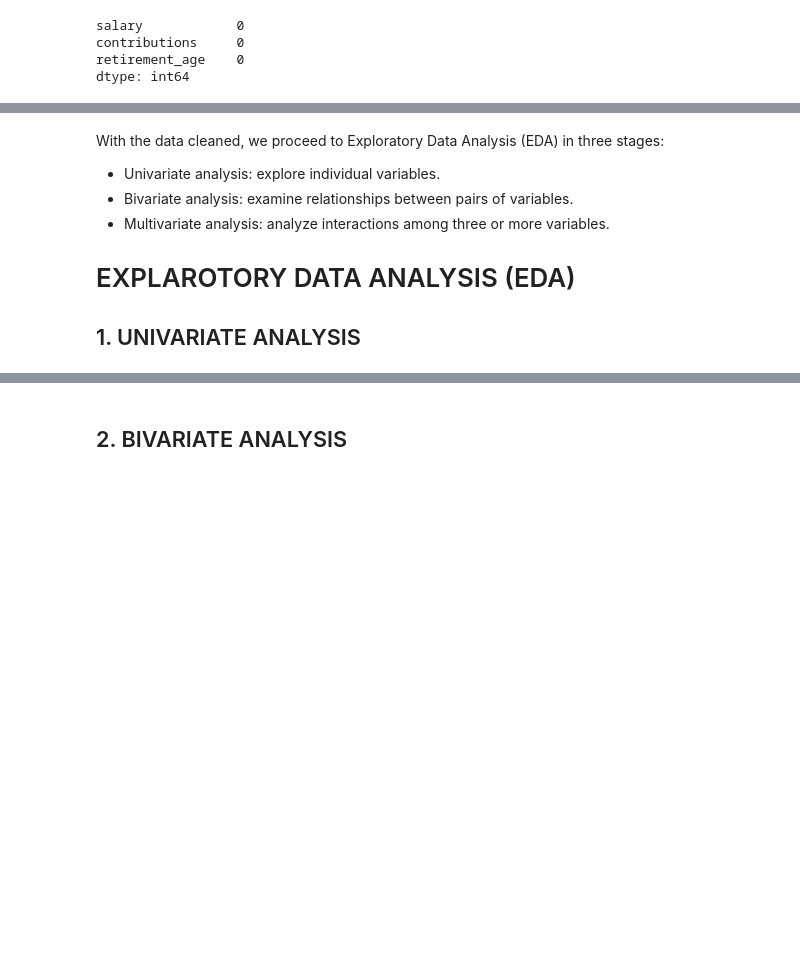
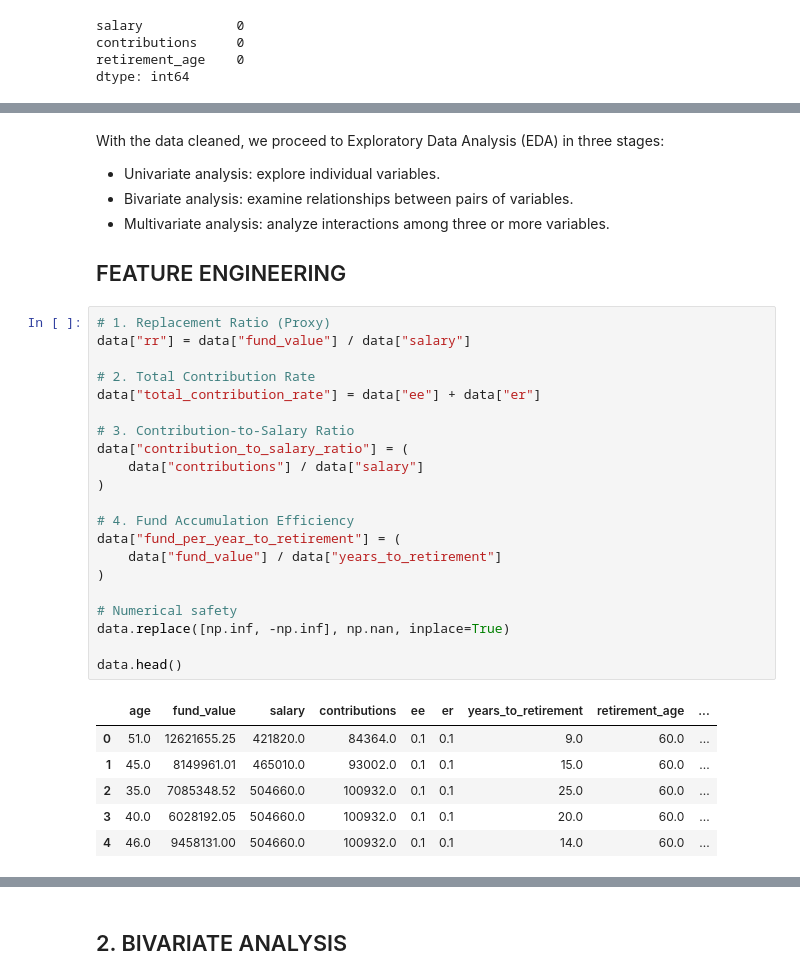
Before and after one commit to Vain-Guy/Labour-Force, a Jupyter notebook: Notebooks/eda.ipynb, the cells around one changed output, grey strips where cells are left out. Saved outputs shown, nothing was run; the diff lists cells and outputs as text; blank space fills up the shorter version.

```diff
--- a/Notebooks/eda.ipynb
+++ b/Notebooks/eda.ipynb
@@ -394,6 +405,32 @@ With the data cleaned, we proceed to Exploratory Data Analysis (EDA) in three st
 - Bivariate analysis: examine relationships between pairs of variables.
 - Multivariate analysis: analyze interactions among three or more variables.
 
-# EXPLAROTORY DATA ANALYSIS (EDA)
-
-## 1. UNIVARIATE ANALYSIS
+## FEATURE ENGINEERING
+# %%
+# 1. Replacement Ratio (Proxy)
+data["rr"] = data["fund_value"] / data["salary"]
+
+# 2. Total Contribution Rate
+data["total_contribution_rate"] = data["ee"] + data["er"]
+
+# 3. Contribution-to-Salary Ratio
+data["contribution_to_salary_ratio"] = (
+    data["contributions"] / data["salary"]
+)
+
+# 4. Fund Accumulation Efficiency
+data["fund_per_year_to_retirement"] = (
+    data["fund_value"] / data["years_to_retirement"]
+)
+
+# Numerical safety
+data.replace([np.inf, -np.inf], np.nan, inplace=True)
+
+data.head()
+# %% [output]
+|  | age | fund_value | salary | contributions | ee | er | years_to_retirement | retirement_age | ... |
+| 0 | 51.0 | 12621655.25 | 421820.0 | 84364.0 | 0.1 | 0.1 | 9.0 | 60.0 | ... |
+| 1 | 45.0 | 8149961.01 | 465010.0 | 93002.0 | 0.1 | 0.1 | 15.0 | 60.0 | ... |
+| 2 | 35.0 | 7085348.52 | 504660.0 | 100932.0 | 0.1 | 0.1 | 25.0 | 60.0 | ... |
+| 3 | 40.0 | 6028192.05 | 504660.0 | 100932.0 | 0.1 | 0.1 | 20.0 | 60.0 | ... |
+| 4 | 46.0 | 9458131.00 | 504660.0 | 100932.0 | 0.1 | 0.1 | 14.0 | 60.0 | ... |
```
Also changed, not shown: parts of 14 cells of this notebook.
